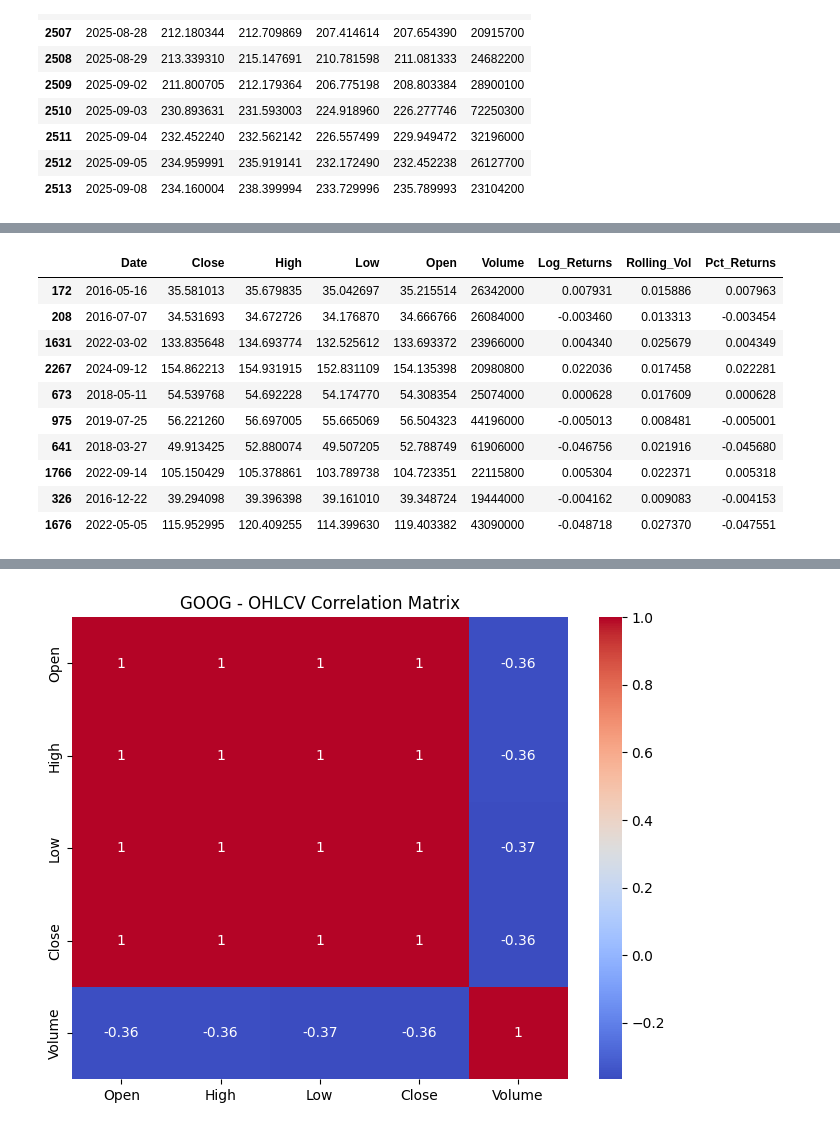
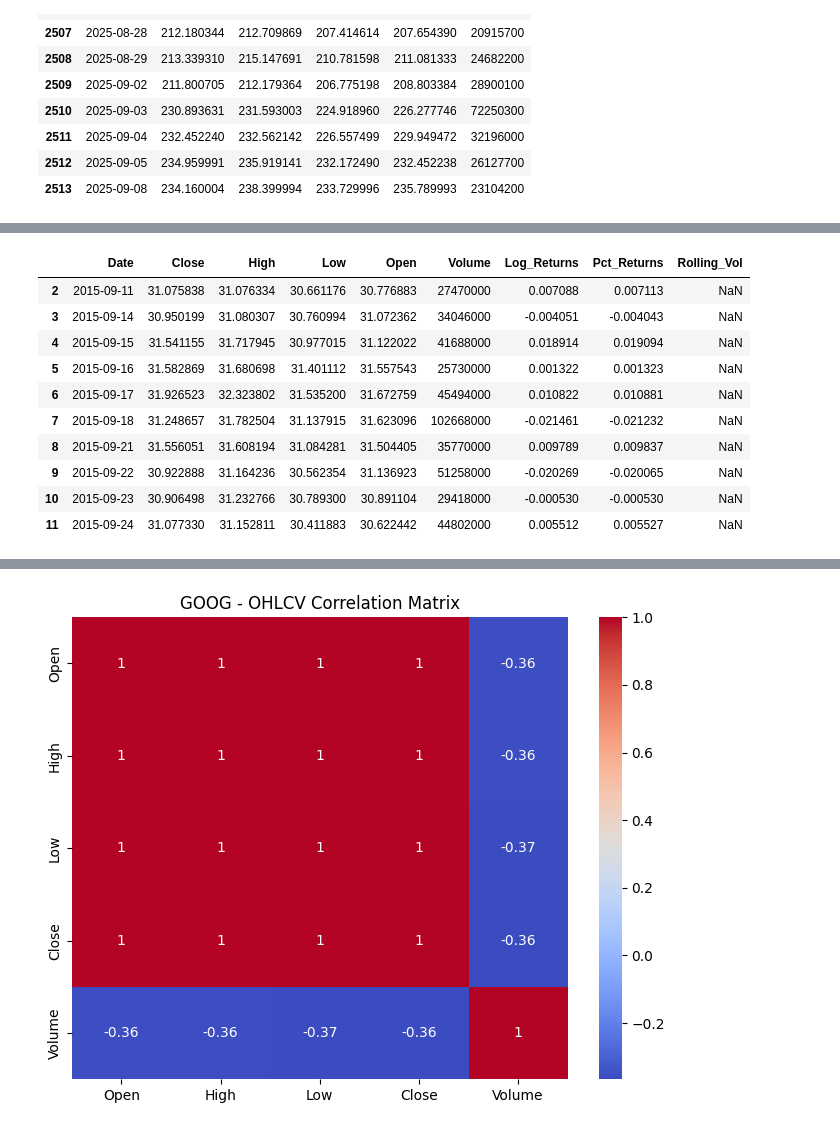
Before and after one commit to kamijoseph/Stocks-Price-Prediction-WebApp, a Jupyter notebook: notebook/model.ipynb, the cells around one changed output, grey strips where cells are left out. Cells and saved outputs as stored; diff of their text form; code cells hidden in the pictures.

Commit message:
important data features remark

```diff
--- a/notebook/model.ipynb
+++ b/notebook/model.ipynb
@@ -281,21 +285,20 @@ Critical Value 10%: -2.5673848250020415
 # %%
 # volatility visualization
 window = 21
 data['Rolling_Vol'] = data['Log_Returns'].rolling(window).std()
-data['Pct_Returns'] = data['Close'].pct_change()
-data.sample(10)
+data.head(10)
 # %% [output]
-|  | Date | Close | High | Low | Open | Volume | Log_Returns | Rolling_Vol | Pct_Returns |
-| 172 | 2016-05-16 | 35.581013 | 35.679835 | 35.042697 | 35.215514 | 26342000 | 0.007931 | 0.015886 | 0.007963 |
-| 208 | 2016-07-07 | 34.531693 | 34.672726 | 34.176870 | 34.666766 | 26084000 | -0.003460 | 0.013313 | -0.003454 |
-| 1631 | 2022-03-02 | 133.835648 | 134.693774 | 132.525612 | 133.693372 | 23966000 | 0.004340 | 0.025679 | 0.004349 |
-| 2267 | 2024-09-12 | 154.862213 | 154.931915 | 152.831109 | 154.135398 | 20980800 | 0.022036 | 0.017458 | 0.022281 |
-| 673 | 2018-05-11 | 54.539768 | 54.692228 | 54.174770 | 54.308354 | 25074000 | 0.000628 | 0.017609 | 0.000628 |
-| 975 | 2019-07-25 | 56.221260 | 56.697005 | 55.665069 | 56.504323 | 44196000 | -0.005013 | 0.008481 | -0.005001 |
-| 641 | 2018-03-27 | 49.913425 | 52.880074 | 49.507205 | 52.788749 | 61906000 | -0.046756 | 0.021916 | -0.045680 |
-| 1766 | 2022-09-14 | 105.150429 | 105.378861 | 103.789738 | 104.723351 | 22115800 | 0.005304 | 0.022371 | 0.005318 |
-| 326 | 2016-12-22 | 39.294098 | 39.396398 | 39.161010 | 39.348724 | 19444000 | -0.004162 | 0.009083 | -0.004153 |
-| 1676 | 2022-05-05 | 115.952995 | 120.409255 | 114.399630 | 119.403382 | 43090000 | -0.048718 | 0.027370 | -0.047551 |
+|  | Date | Close | High | Low | Open | Volume | Log_Returns | Pct_Returns | Rolling_Vol |
+| 2 | 2015-09-11 | 31.075838 | 31.076334 | 30.661176 | 30.776883 | 27470000 | 0.007088 | 0.007113 | NaN |
+| 3 | 2015-09-14 | 30.950199 | 31.080307 | 30.760994 | 31.072362 | 34046000 | -0.004051 | -0.004043 | NaN |
+| 4 | 2015-09-15 | 31.541155 | 31.717945 | 30.977015 | 31.122022 | 41688000 | 0.018914 | 0.019094 | NaN |
+| 5 | 2015-09-16 | 31.582869 | 31.680698 | 31.401112 | 31.557543 | 25730000 | 0.001322 | 0.001323 | NaN |
+| 6 | 2015-09-17 | 31.926523 | 32.323802 | 31.535200 | 31.672759 | 45494000 | 0.010822 | 0.010881 | NaN |
+| 7 | 2015-09-18 | 31.248657 | 31.782504 | 31.137915 | 31.623096 | 102668000 | -0.021461 | -0.021232 | NaN |
+| 8 | 2015-09-21 | 31.556051 | 31.608194 | 31.084281 | 31.504405 | 35770000 | 0.009789 | 0.009837 | NaN |
+| 9 | 2015-09-22 | 30.922888 | 31.164236 | 30.562354 | 31.136923 | 51258000 | -0.020269 | -0.020065 | NaN |
+| 10 | 2015-09-23 | 30.906498 | 31.232766 | 30.789300 | 30.891104 | 29418000 | -0.000530 | -0.000530 | NaN |
+| 11 | 2015-09-24 | 31.077330 | 31.152811 | 30.411883 | 30.622442 | 44802000 | 0.005512 | 0.005527 | NaN |
 # %%
 plt.figure(figsize=(12,6))
 plt.plot(data['Log_Returns'], label='Log Returns')
```
Also changed, not shown: parts of 19 cells of this notebook, 2 other files.
